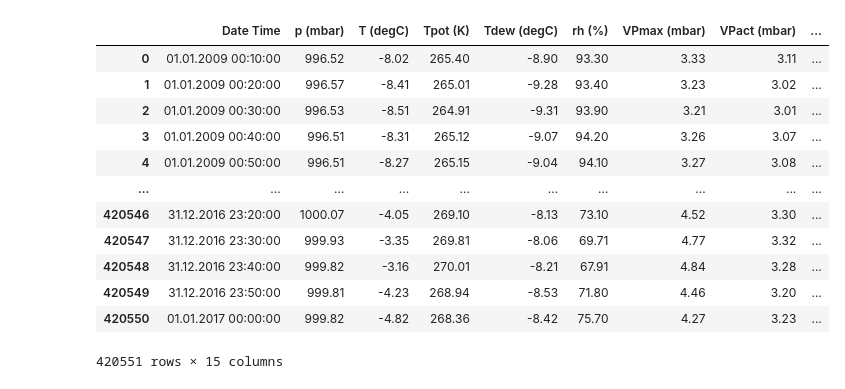
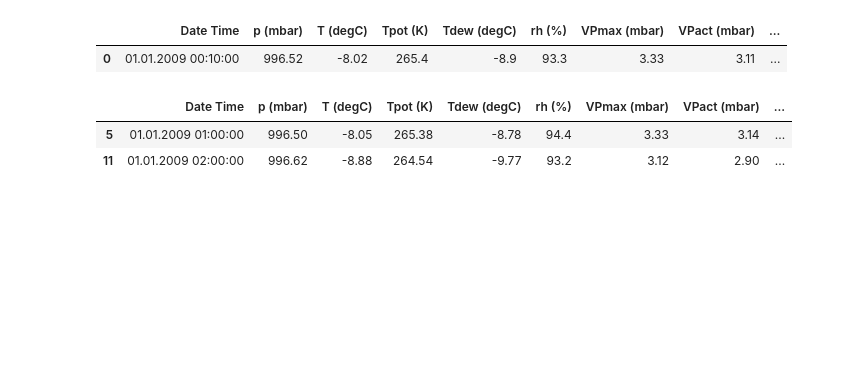
Before and after one commit to Adnan525/sc_a1, a Jupyter notebook: lstm.ipynb, the cells around one changed output. Cells and saved outputs as stored; diff of their text form; code cells hidden in the pictures; blank space fills up the shorter version.

```diff
--- a/lstm.ipynb
+++ b/lstm.ipynb
@@ -21,17 +18,16 @@ Downloading data from https://storage.googleapis.com/tensorflow/tf-keras-dataset
 # %%
 df = pd.read_csv(csv_path)
-df
+df.head(1)
 # %% [output]
 |  | Date Time | p (mbar) | T (degC) | Tpot (K) | Tdew (degC) | rh (%) | VPmax (mbar) | VPact (mbar) | ... |
-| 0 | 01.01.2009 00:10:00 | 996.52 | -8.02 | 265.40 | -8.90 | 93.30 | 3.33 | 3.11 | ... |
-| 1 | 01.01.2009 00:20:00 | 996.57 | -8.41 | 265.01 | -9.28 | 93.40 | 3.23 | 3.02 | ... |
-| 2 | 01.01.2009 00:30:00 | 996.53 | -8.51 | 264.91 | -9.31 | 93.90 | 3.21 | 3.01 | ... |
-| 3 | 01.01.2009 00:40:00 | 996.51 | -8.31 | 265.12 | -9.07 | 94.20 | 3.26 | 3.07 | ... |
-| 4 | 01.01.2009 00:50:00 | 996.51 | -8.27 | 265.15 | -9.04 | 94.10 | 3.27 | 3.08 | ... |
-| ... | ... | ... | ... | ... | ... | ... | ... | ... | ... |
-| 420546 | 31.12.2016 23:20:00 | 1000.07 | -4.05 | 269.10 | -8.13 | 73.10 | 4.52 | 3.30 | ... |
-| 420547 | 31.12.2016 23:30:00 | 999.93 | -3.35 | 269.81 | -8.06 | 69.71 | 4.77 | 3.32 | ... |
-| 420548 | 31.12.2016 23:40:00 | 999.82 | -3.16 | 270.01 | -8.21 | 67.91 | 4.84 | 3.28 | ... |
-| 420549 | 31.12.2016 23:50:00 | 999.81 | -4.23 | 268.94 | -8.53 | 71.80 | 4.46 | 3.20 | ... |
-| 420550 | 01.01.2017 00:00:00 | 999.82 | -4.82 | 268.36 | -8.42 | 75.70 | 4.27 | 3.23 | ... |
+| 0 | 01.01.2009 00:10:00 | 996.52 | -8.02 | 265.4 | -8.9 | 93.3 | 3.33 | 3.11 | ... |
-420551 rows × 15 columns
+# %%
+# start from 5 (an hour)
+# take every 6th
+# so we have hourly data
+df = df[5::6]
+df.head(2)
+# %% [output]
+|  | Date Time | p (mbar) | T (degC) | Tpot (K) | Tdew (degC) | rh (%) | VPmax (mbar) | VPact (mbar) | ... |
+| 5 | 01.01.2009 01:00:00 | 996.50 | -8.05 | 265.38 | -8.78 | 94.4 | 3.33 | 3.14 | ... |
+| 11 | 01.01.2009 02:00:00 | 996.62 | -8.88 | 264.54 | -9.77 | 93.2 | 3.12 | 2.90 | ... |
```
Also changed, not shown: parts of 5 cells of this notebook.
